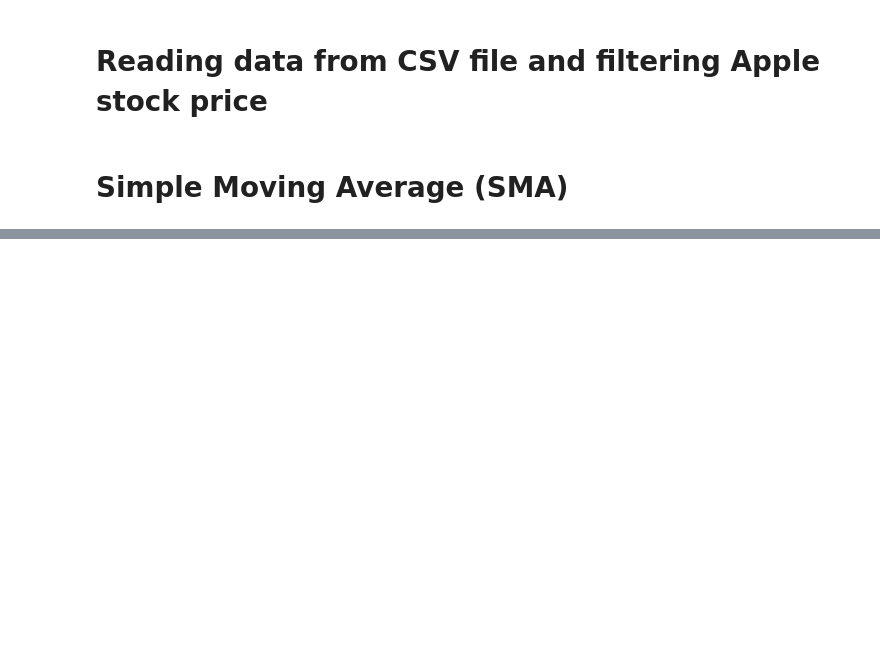
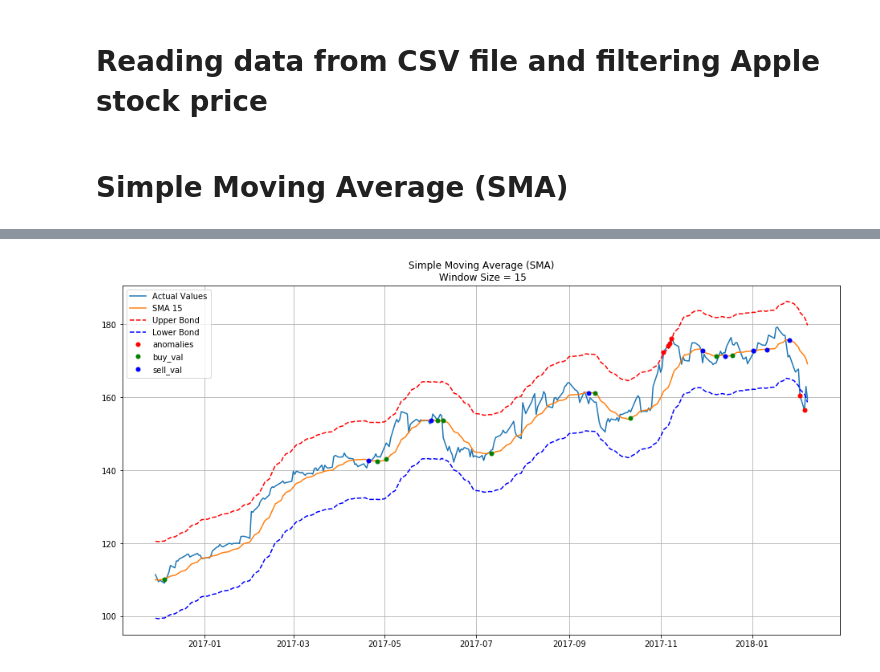
Before and after one commit to pournasserian/TimeSeries, a Jupyter notebook: 2-SimpleMovingAverage.ipynb, the cells around one changed output, grey strips where cells are left out. Saved outputs shown, nothing was run; the diff lists cells and outputs as text; code cells hidden in the pictures; blank space fills up the shorter version.

```diff
--- a/2-SimpleMovingAverage.ipynb
+++ b/2-SimpleMovingAverage.ipynb
@@ -70,0 +142,42 @@ plt.show()
+# %%
+df = df[-300:]
+plt.figure(figsize=(16,8))
+plt.title("Simple Moving Average (SMA)\n Window Size = {}".format(window))
+#plt.plot(rolling_mean, "g", label="SMA")
+
+plt.plot(df['close'], label="Actual Values")
+plt.plot(df['sma15'], label="SMA 15")
+
+
+rolling_mean = df['sma15']
+series = df['close']
+mae = mean_absolute_error(series[window:], rolling_mean[window:])
+deviation = np.std(series[window:] - rolling_mean[window:])
+df['lower_bond'] = rolling_mean - (mae + scale * deviation)
+df['upper_bond'] = rolling_mean + (mae + scale * deviation)
+plt.plot(df['upper_bond'], "r--", label="Upper Bond")
+plt.plot(df['lower_bond'], "b--",  label="Lower Bond")
+
+df['anomalies'] = float('NaN')
+df['anomalies'][series < df['lower_bond']] = series[series < df['lower_bond']]
+df['anomalies'][series > df['upper_bond']] = series[series > df['upper_bond']]
+plt.plot(df['anomalies'], "ro", markersize = 5)
+
+df['sma15_prev1'] = df['sma15'].shift(1)
+df['sma15_prev2'] = df['sma15'].shift(2)
+df['sma15_prev3'] = df['sma15'].shift(3)
+df['sma15_prev4'] = df['sma15'].shift(4)
+df['sell'] = (df['sma15_prev2'] > df['sma15_prev1']) & (df['sma15_prev3'] < df['sma15_prev2']) & (df['sma15_prev3'] > df['sma15_prev4'])
+df['buy'] = (df['sma15_prev2'] < df['sma15_prev1']) & (df['sma15_prev3'] > df['sma15_prev2']) & (df['sma15_prev3'] < df['sma15_prev4'])
+df['buy_val'] = df[df['buy'] == True]['sma15']
+df['sell_val'] = df[df['sell'] == True]['sma15']
+
+plt.plot(df['buy_val'], "go", markersize = 5)
+plt.plot(df['sell_val'], "bo", markersize = 5)
+
+
+plt.legend(loc="upper left")
+plt.grid(True)
+plt.show()
+# %% [output]
+[figure, added]
```
Also changed, not shown: parts of 5 cells of this notebook, 1 other file.
